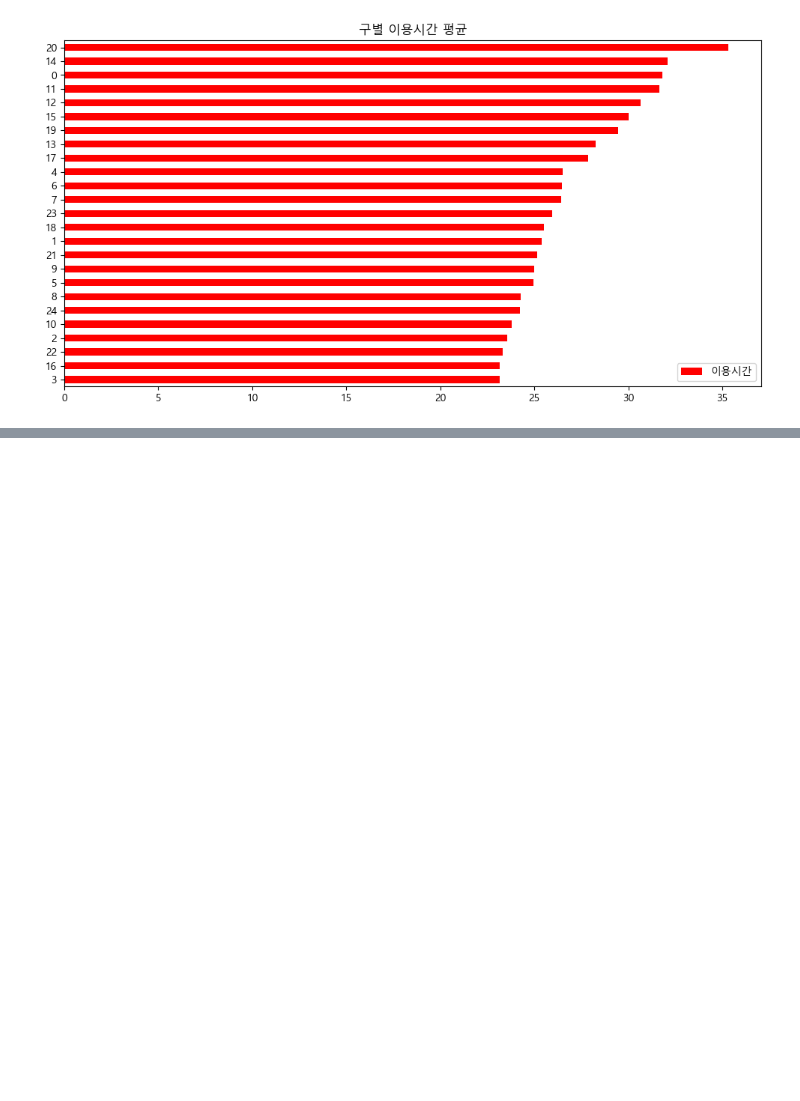
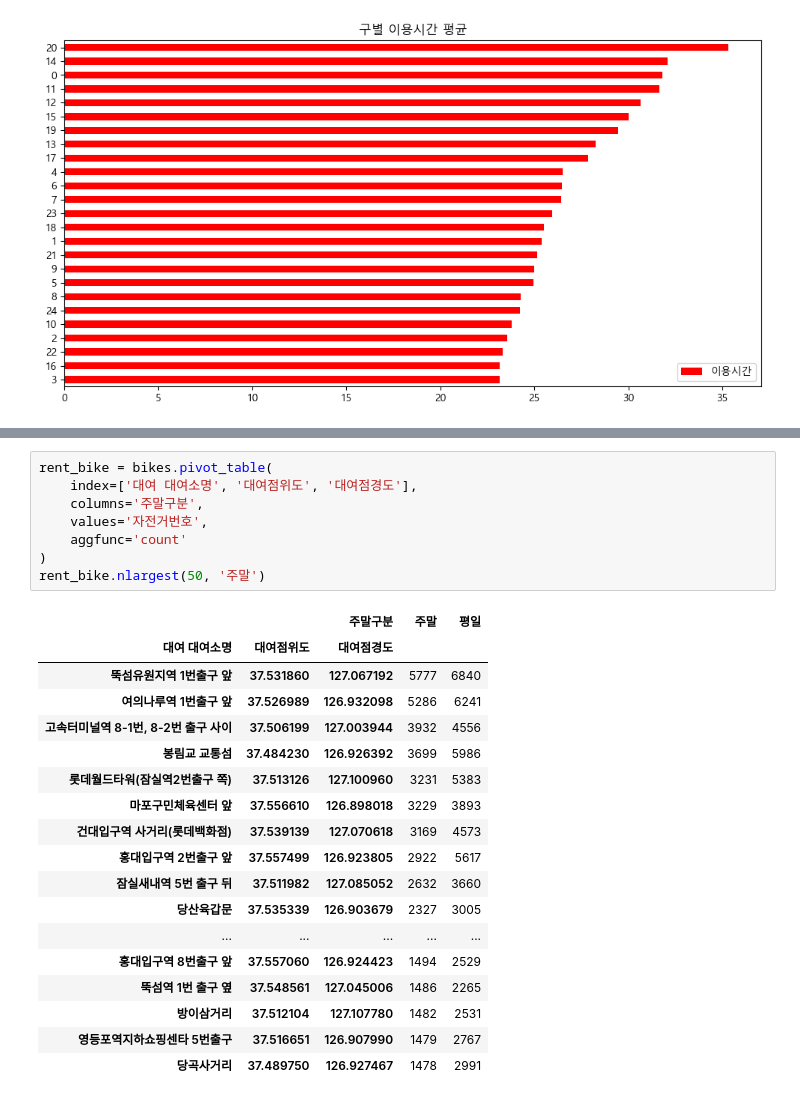
Before and after one commit to SiunKimm/seoul-bike-analysis, a Jupyter notebook: bike/practice/bike_practice.ipynb, the cells around one changed output, grey strips where cells are left out. Drawn from its saved outputs; the diff is of its cells as text; blank space fills up the shorter version.

```diff
--- a/bike/practice/bike_practice.ipynb
+++ b/bike/practice/bike_practice.ipynb
@@ -423,0 +464,27 @@ map
+# %%
+rent_bike = bikes.pivot_table(
+    index=['대여 대여소명', '대여점위도', '대여점경도'],
+    columns='주말구분',
+    values='자전거번호',
+    aggfunc='count'
+)
+rent_bike.nlargest(50, '주말')
+# %% [output]
+|  |  | 주말구분 | 주말 | 평일 |
+| 대여 대여소명 | 대여점위도 | 대여점경도 |  |  |
+| 뚝섬유원지역 1번출구 앞 | 37.531860 | 127.067192 | 5777 | 6840 |
+| 여의나루역 1번출구 앞 | 37.526989 | 126.932098 | 5286 | 6241 |
+| 고속터미널역 8-1번, 8-2번 출구 사이 | 37.506199 | 127.003944 | 3932 | 4556 |
+| 봉림교 교통섬 | 37.484230 | 126.926392 | 3699 | 5986 |
+| 롯데월드타워(잠실역2번출구 쪽) | 37.513126 | 127.100960 | 3231 | 5383 |
+| 마포구민체육센터 앞 | 37.556610 | 126.898018 | 3229 | 3893 |
+| 건대입구역 사거리(롯데백화점) | 37.539139 | 127.070618 | 3169 | 4573 |
+| 홍대입구역 2번출구 앞 | 37.557499 | 126.923805 | 2922 | 5617 |
+| 잠실새내역 5번 출구 뒤 | 37.511982 | 127.085052 | 2632 | 3660 |
+| 당산육갑문 | 37.535339 | 126.903679 | 2327 | 3005 |
+| ... | ... | ... | ... | ... |
+| 홍대입구역 8번출구 앞 | 37.557060 | 126.924423 | 1494 | 2529 |
+| 뚝섬역 1번 출구 옆 | 37.548561 | 127.045006 | 1486 | 2265 |
+| 방이삼거리 | 37.512104 | 127.107780 | 1482 | 2531 |
+| 영등포역지하쇼핑센타 5번출구 | 37.516651 | 126.907990 | 1479 | 2767 |
+| 당곡사거리 | 37.489750 | 126.927467 | 1478 | 2991 |
```
Also changed, not shown: parts of 4 cells of this notebook.
